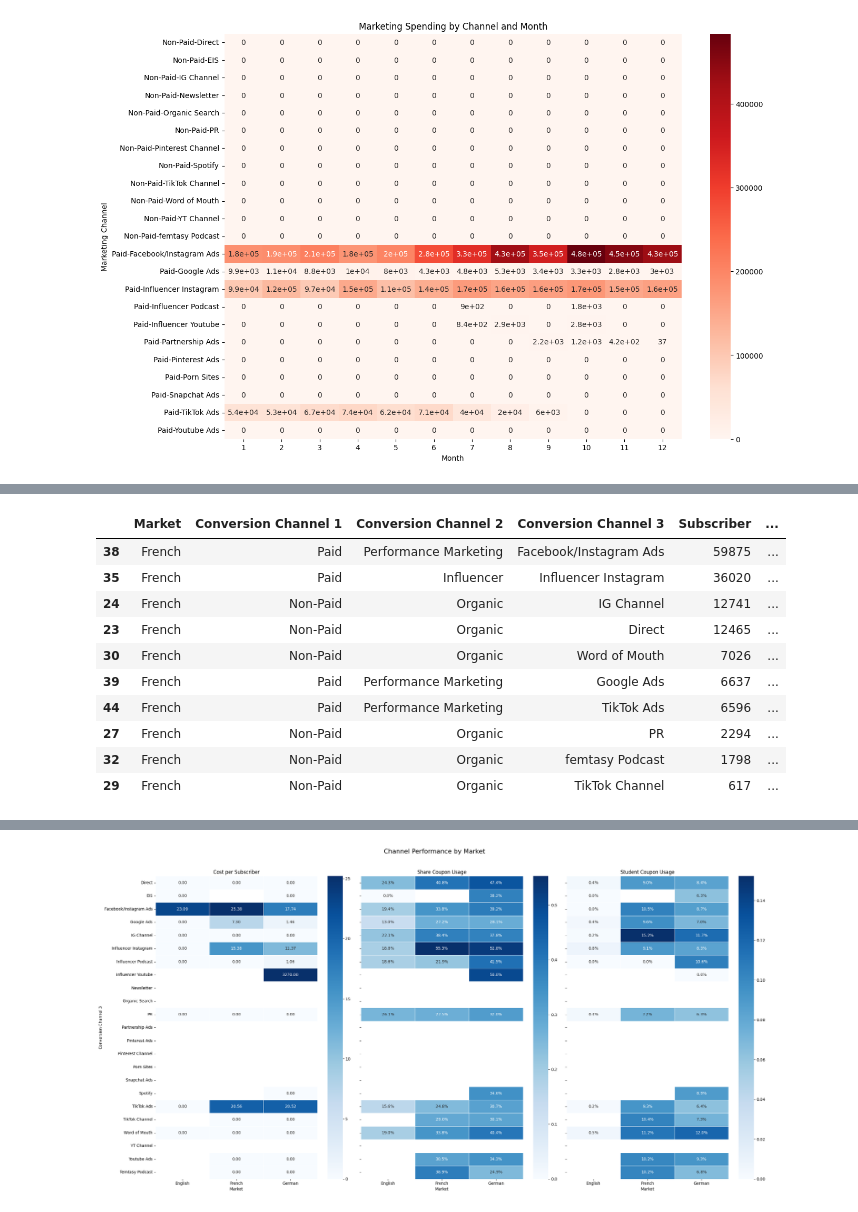
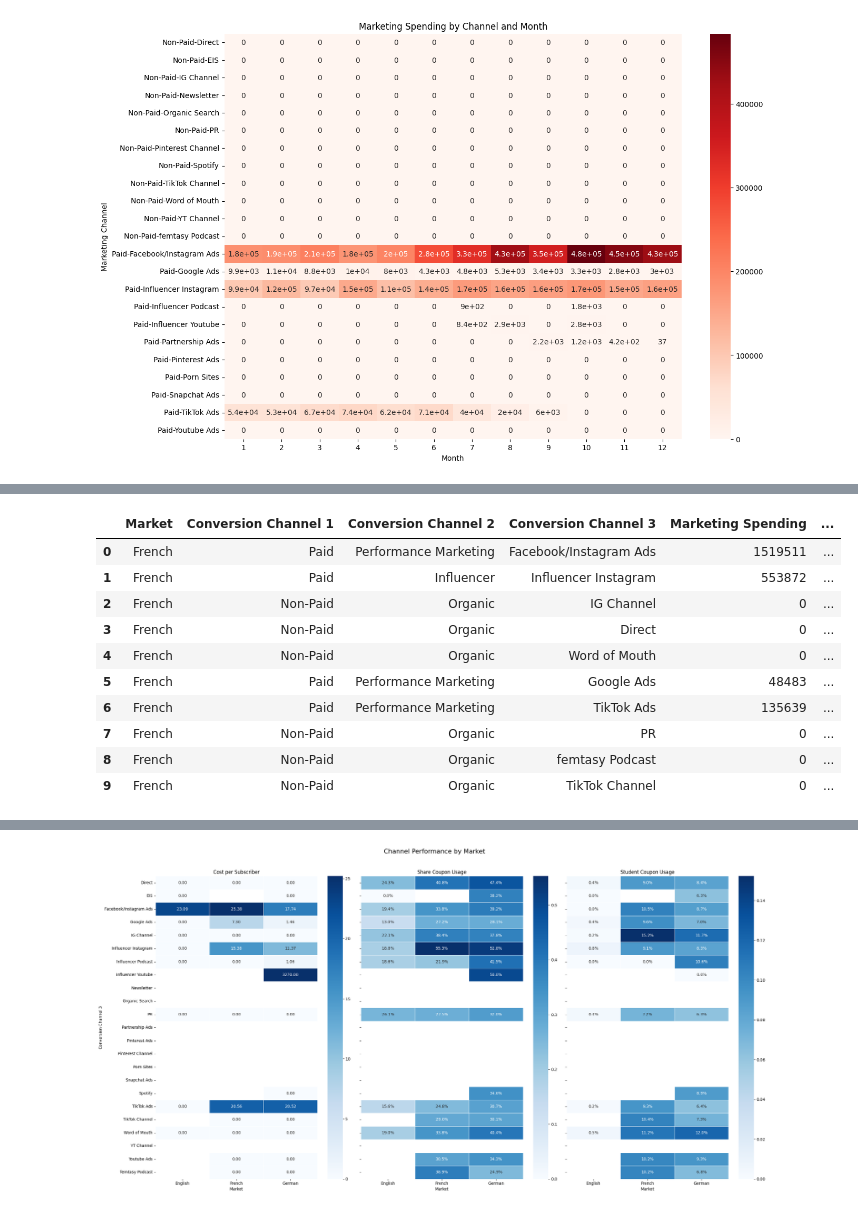
Before and after one commit to slatting24/improved-fiesta, a Jupyter notebook: case_exploration.ipynb, the cells around one changed output, grey strips where cells are left out. Saved outputs shown, nothing was run; the diff lists cells and outputs as text; code cells hidden in the pictures.

```diff
--- a/case_exploration.ipynb
+++ b/case_exploration.ipynb
@@ -591,11 +520,11 @@ plt.show()
 # %%
-channel_perf = df_clean.groupby(by=['Market', 'Conversion Channel 1', 'Conversion Channel 2', 'Conversion Channel 3']).agg({'Subscriber': 'sum','Marketing Spending': 'sum'}).reset_index()
+channel_perf = df_clean.groupby(by=['Market', 'Conversion Channel 1', 'Conversion Channel 2', 'Conversion Channel 3']).agg({'Marketing Spending': 'sum','Subscriber': 'sum'}).reset_index()
 
-channel_perf['cost_per_subscription'] = np.where(
+channel_perf['cost per subscriber'] = np.where(
     channel_perf['Marketing Spending'] > 0,
     channel_perf['Marketing Spending'] / channel_perf['Subscriber'],
     np.nan
 )
 
-channel_perf.sort_values(by='cost_per_subscription', ascending=False)
+channel_perf.query('Subscriber > 0').sort_values(by=['cost per subscriber', 'Subscriber'], ascending=False)
 # %% [output]
@@ -615,14 +553,14 @@ channel_perf.sort_values(by='cost_per_subscription', ascending=False)
 # %%
-channel_perf.query('Market == "French"').sort_values('Subscriber', ascending=False).head(10)
+channel_perf.query('Market == "French"').sort_values('Subscriber', ascending=False).head(10).reset_index().drop(columns='index')
 # %% [output]
-|  | Market | Conversion Channel 1 | Conversion Channel 2 | Conversion Channel 3 | Subscriber | ... |
-| 38 | French | Paid | Performance Marketing | Facebook/Instagram Ads | 59875 | ... |
-| 35 | French | Paid | Influencer | Influencer Instagram | 36020 | ... |
-| 24 | French | Non-Paid | Organic | IG Channel | 12741 | ... |
-| 23 | French | Non-Paid | Organic | Direct | 12465 | ... |
-| 30 | French | Non-Paid | Organic | Word of Mouth | 7026 | ... |
-| 39 | French | Paid | Performance Marketing | Google Ads | 6637 | ... |
-| 44 | French | Paid | Performance Marketing | TikTok Ads | 6596 | ... |
-| 27 | French | Non-Paid | Organic | PR | 2294 | ... |
-| 32 | French | Non-Paid | Organic | femtasy Podcast | 1798 | ... |
-| 29 | French | Non-Paid | Organic | TikTok Channel | 617 | ... |
+|  | Market | Conversion Channel 1 | Conversion Channel 2 | Conversion Channel 3 | Marketing Spending | ... |
+| 0 | French | Paid | Performance Marketing | Facebook/Instagram Ads | 1519511 | ... |
+| 1 | French | Paid | Influencer | Influencer Instagram | 553872 | ... |
+| 2 | French | Non-Paid | Organic | IG Channel | 0 | ... |
+| 3 | French | Non-Paid | Organic | Direct | 0 | ... |
+| 4 | French | Non-Paid | Organic | Word of Mouth | 0 | ... |
+| 5 | French | Paid | Performance Marketing | Google Ads | 48483 | ... |
+| 6 | French | Paid | Performance Marketing | TikTok Ads | 135639 | ... |
+| 7 | French | Non-Paid | Organic | PR | 0 | ... |
+| 8 | French | Non-Paid | Organic | femtasy Podcast | 0 | ... |
+| 9 | French | Non-Paid | Organic | TikTok Channel | 0 | ... |
```
Also changed, not shown: parts of 31 cells of this notebook, 1 other file.
